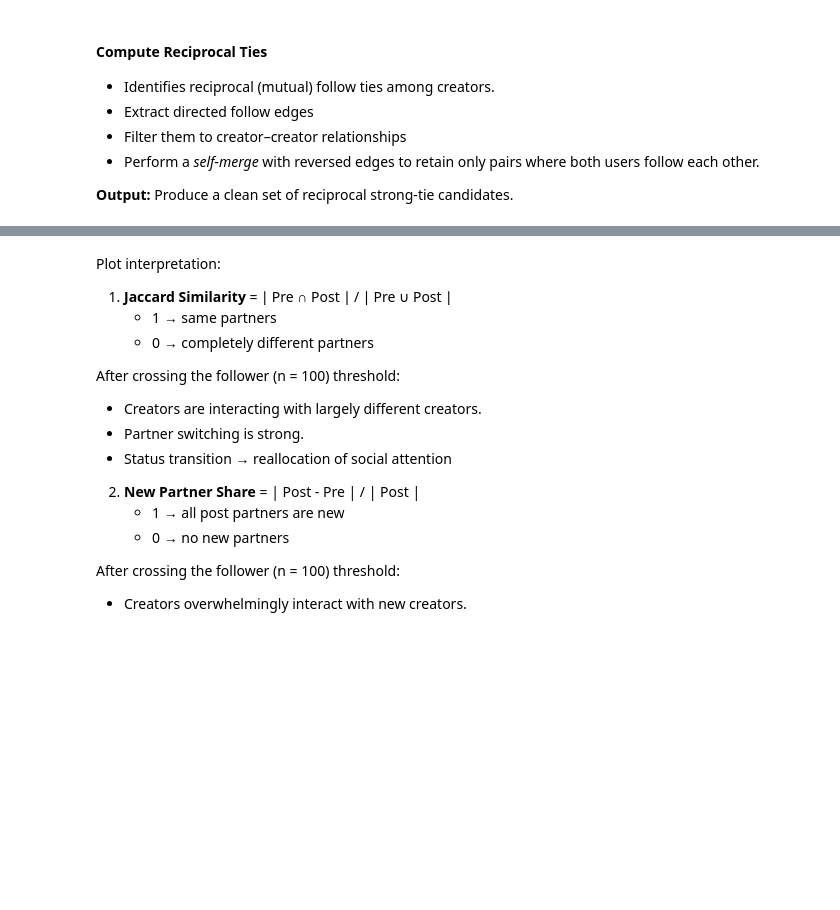
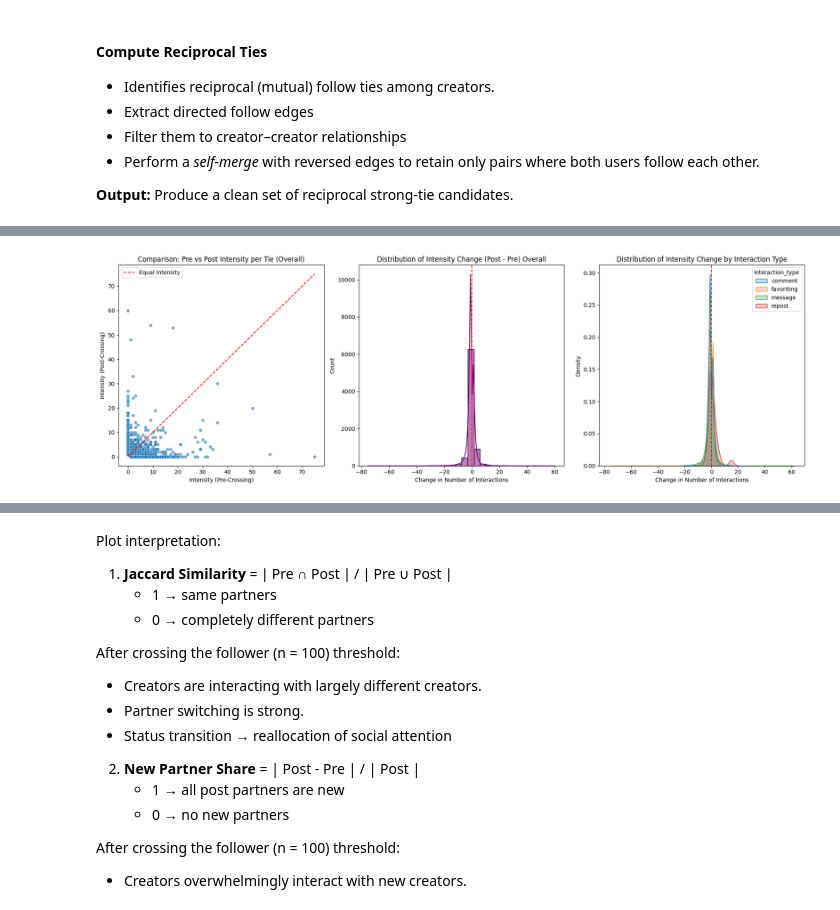
Before and after one commit to catchshashank/network-dynamics, a Jupyter notebook: notebooks/status-network-updated.ipynb, the cells around one changed output, grey strips where cells are left out. Drawn from its saved outputs; the diff is of its cells as text; code cells hidden in the pictures; blank space fills up the shorter version.

```diff
--- a/notebooks/status-network-updated.ipynb
+++ b/notebooks/status-network-updated.ipynb
@@ -264,8 +334,9 @@ def intensity_pre_post(interactions, recip, tcross):
         how="inner"
     ).rename(columns={"contact_id": "creator_id"})
 
-    # Use dayfirst=True to handle the DD-MM-YYYY format in the data
-    recip["tcross"] = pd.to_datetime(recip["tcross"], dayfirst=True)
+    # The tcross column should already be datetime from compute_tcross and prep_affiliations.
+    # Remove dayfirst=True as it's causing incorrect parsing for YYYY-MM-DD format.
+    recip["tcross"] = pd.to_datetime(recip["tcross"])
     recip["post_end"] = recip["tcross"] + pd.Timedelta(days=WINDOW_DAYS)
 
     # Match interactions along reciprocal edges
@@ -277,7 +348,8 @@ def intensity_pre_post(interactions, recip, tcross):
     )
 
     # Ensure interaction times are also datetime for comparison
-    ev["time"] = pd.to_datetime(ev["time"], dayfirst=True)
+    # Remove dayfirst=True for consistency with YYYY-MM-DD format.
+    ev["time"] = pd.to_datetime(ev["time"])
 
     pre = ev["time"] < ev["tcross"]
     post = (ev["time"] >= ev["tcross"]) & (ev["time"] <= ev["post_end"])
@@ -287,14 +359,14 @@ def intensity_pre_post(interactions, recip, tcross):
 
     pre_counts = (
         ev[ev["window"] == "pre"]
-        .groupby(["u", "v"])
+        .groupby(["u", "v", "interaction_type"])
         .size()
         .rename("intensity_pre")
     )
 
     post_counts = (
         ev[ev["window"] == "post"]
-        .groupby(["u", "v"])
+        .groupby(["u", "v", "interaction_type"])
         .size()
         .rename("intensity_post")
     )
@@ -303,4 +375,4 @@ def intensity_pre_post(interactions, recip, tcross):
 
     return out
 
-display(intensity_pre_post(build_interactions(comments, favoritings), reciprocal_ties(affiliations, creators), compute_tcross(affiliations, creators)))
+display(intensity_pre_post(build_interactions(comments, favoritings, messages, reposts), reciprocal_ties(affiliations, creators), compute_tcross(affiliations, creators)))
@@ -307,32 +415,42 @@ display(intensity_pre_post(build_interactions(comments, favoritings), reciprocal
 # %%
 import matplotlib.pyplot as plt
 import seaborn as sns
 
 # Calculate the intensity data
-interactions_df = build_interactions(comments, favoritings)
+interactions_df = build_interactions(comments, favoritings, messages, reposts)
 recip_df = reciprocal_ties(affiliations, creators)
 tcross_df = compute_tcross(affiliations, creators)
 intensity_data = intensity_pre_post(interactions_df, recip_df, tcross_df)
 
 # Create the visualization
-plt.figure(figsize=(14, 6))
+plt.figure(figsize=(18, 6)) # Increased figure size to accommodate more plots
 
-# Subplot 1: Scatter plot of Pre vs Post intensity
-plt.subplot(1, 2, 1)
+# Subplot 1: Scatter plot of Pre vs Post intensity (overall)
+plt.subplot(1, 3, 1) # Changed to 1 row, 3 columns
 sns.scatterplot(data=intensity_data, x='intensity_pre', y='intensity_post', alpha=0.6)
 plt.plot([0, intensity_data['intensity_pre'].max()], [0, intensity_data['intensity_pre'].max()], 'r--', label='Equal Intensity')
-plt.title('Comparison: Pre vs Post Intensity per Tie')
+plt.title('Comparison: Pre vs Post Intensity per Tie (Overall)')
 plt.xlabel('Intensity (Pre-Crossing)')
 plt.ylabel('Intensity (Post-Crossing)')
 plt.legend()
 
-# Subplot 2: Distribution of changes
-plt.subplot(1, 2, 2)
+# Subplot 2: Distribution of changes (overall)
+plt.subplot(1, 3, 2) # Changed to 1 row, 3 columns
 intensity_data['change'] = intensity_data['intensity_post'] - intensity_data['intensity_pre']
 sns.histplot(intensity_data['change'], bins=30, kde=True, color='purple')
 plt.axvline(0, color='red', linestyle='--')
-plt.title('Distribution of Intensity Change (Post - Pre)')
+plt.title('Distribution of Intensity Change (Post - Pre) Overall')
 plt.xlabel('Change in Number of Interactions')
+
+# Subplot 3: Distribution of changes by interaction type
+plt.subplot(1, 3, 3) # Added a new subplot
+sns.kdeplot(data=intensity_data, x='change', hue='interaction_type', fill=True, common_norm=False)
+plt.axvline(0, color='red', linestyle='--')
+plt.title('Distribution of Intensity Change by Interaction Type')
+plt.xlabel('Change in Number of Interactions')
+plt.ylabel('Density')
 
 plt.tight_layout()
 plt.show()
+# %% [output]
+[figure, added]
```
Also changed, not shown: parts of 22 cells of this notebook.
